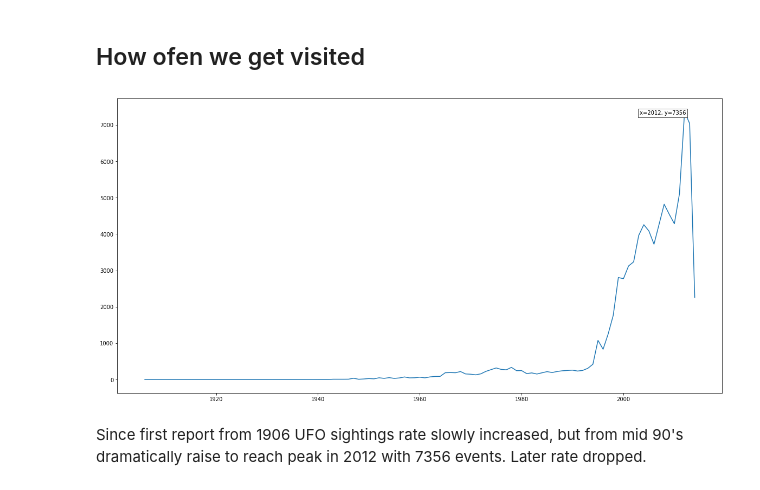
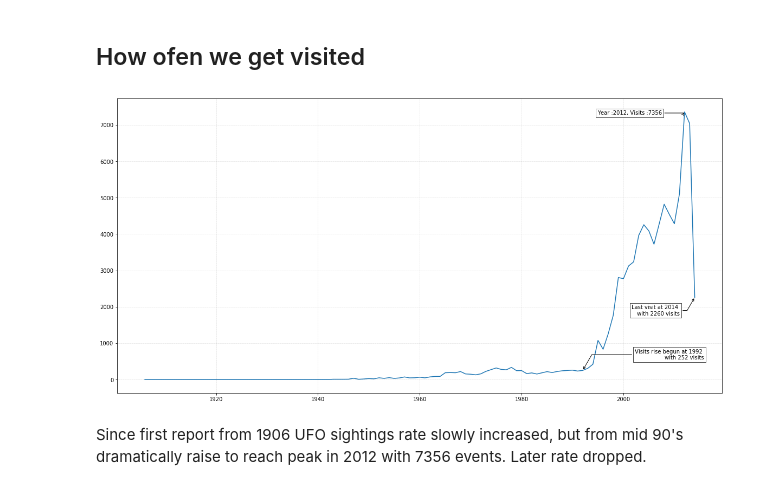
Before and after one commit to cacoch/X-files, a Jupyter notebook: ufo.ipynb, the cells around one changed output. Drawn from its saved outputs; the diff is of its cells as text; code cells hidden in the pictures.

Commit message:
Fixing plot

```diff
--- a/ufo.ipynb
+++ b/ufo.ipynb
@@ -46,35 +46,45 @@ UFOdata['event_date'] = UFOdata.event_date.apply(convert_24hrs)
 ## How ofen we get visited
 # %%
 import matplotlib.pyplot as plt
+import numpy as np
 # stolen shamelessly from https://stackoverflow.com/questions/43374920/how-to-automatically-annotate-maximum-value-in-pyplot
 
 per_year = UFOdata.groupby(UFOdata.event_date.dt.year)['city'].count()
 
 
 x = per_year.index.get_values()
 y = per_year.values
 
 fig, ax = plt.subplots(figsize=(20,10))
 ax.plot(x,y)
 
 def annot_max(x,y, ax=None):
     xmax = x[np.argmax(y)]
     ymax = y.max()
-    text= "x={}, y={}".format(xmax, ymax)
+    lastYear = x.max()
+    lastValue = per_year.get(x.max())
+    initRise = 1992
+    initValue = per_year.get(1992)
+    text= "Year :{}, Visits :{}".format(xmax, ymax)
+    lastText= "Last visit at {} \n with {} visits".format(lastYear, lastValue)
+    initText="Visits rise begun at {} \nwith {} visits".format(initRise, initValue)
     if not ax:
+
         ax=plt.gca()
     bbox_props = dict(boxstyle="square,pad=0.3", fc="w", ec="k", lw=0.72)
     arrowprops=dict(arrowstyle="->",connectionstyle="angle,angleA=0,angleB=60")
     kw = dict(xycoords='data',textcoords="axes fraction",
               arrowprops=arrowprops, bbox=bbox_props, ha="right", va="top")
-    ax.annotate(text, xy=(xmax, ymax), xytext=(0.94,0.96), **kw)
+    ax.annotate(text, xy=(xmax, ymax), xytext=(0.90,0.96), **kw)
+    ax.annotate(lastText, xy=(lastYear,lastValue), xytext=(0.93,0.30), **kw)
+    ax.annotate(initText, xy=(initRise,initValue), xytext=(0.97,0.15), **kw)
 
 annot_max(x,y)
-
+ax.grid(linestyle=':', linewidth='0.5')
 
 plt.show()
 # %% [output]
-[figure, old version]
+[figure, new version]
 # %% [markdown]
 Since first report from 1906 UFO sightings rate slowly increased, but from mid 90's dramatically raise to reach peak in 2012 with 7356 events. Later rate dropped.
 # %%
```
Also changed, not shown: parts of 3 cells of this notebook.
